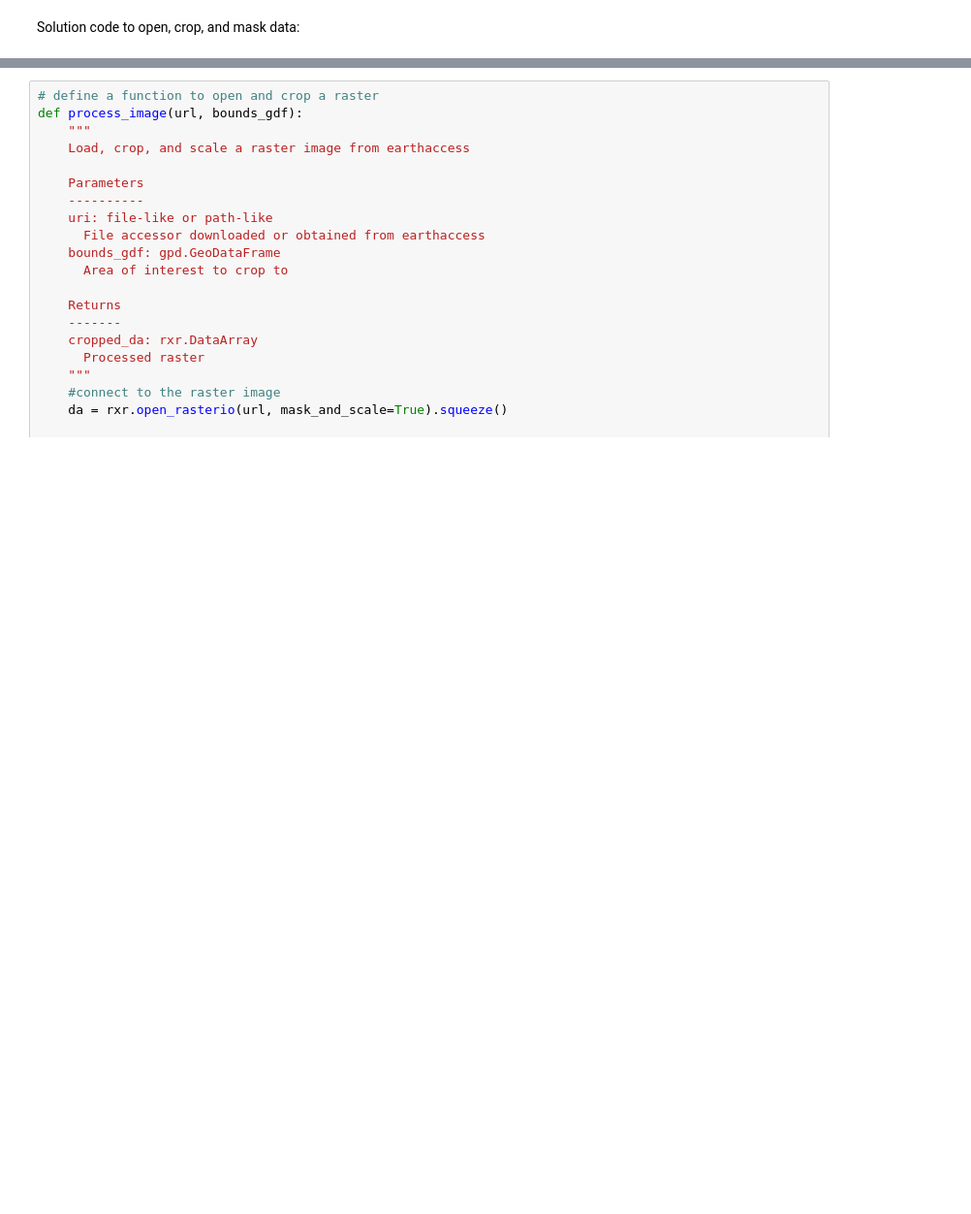
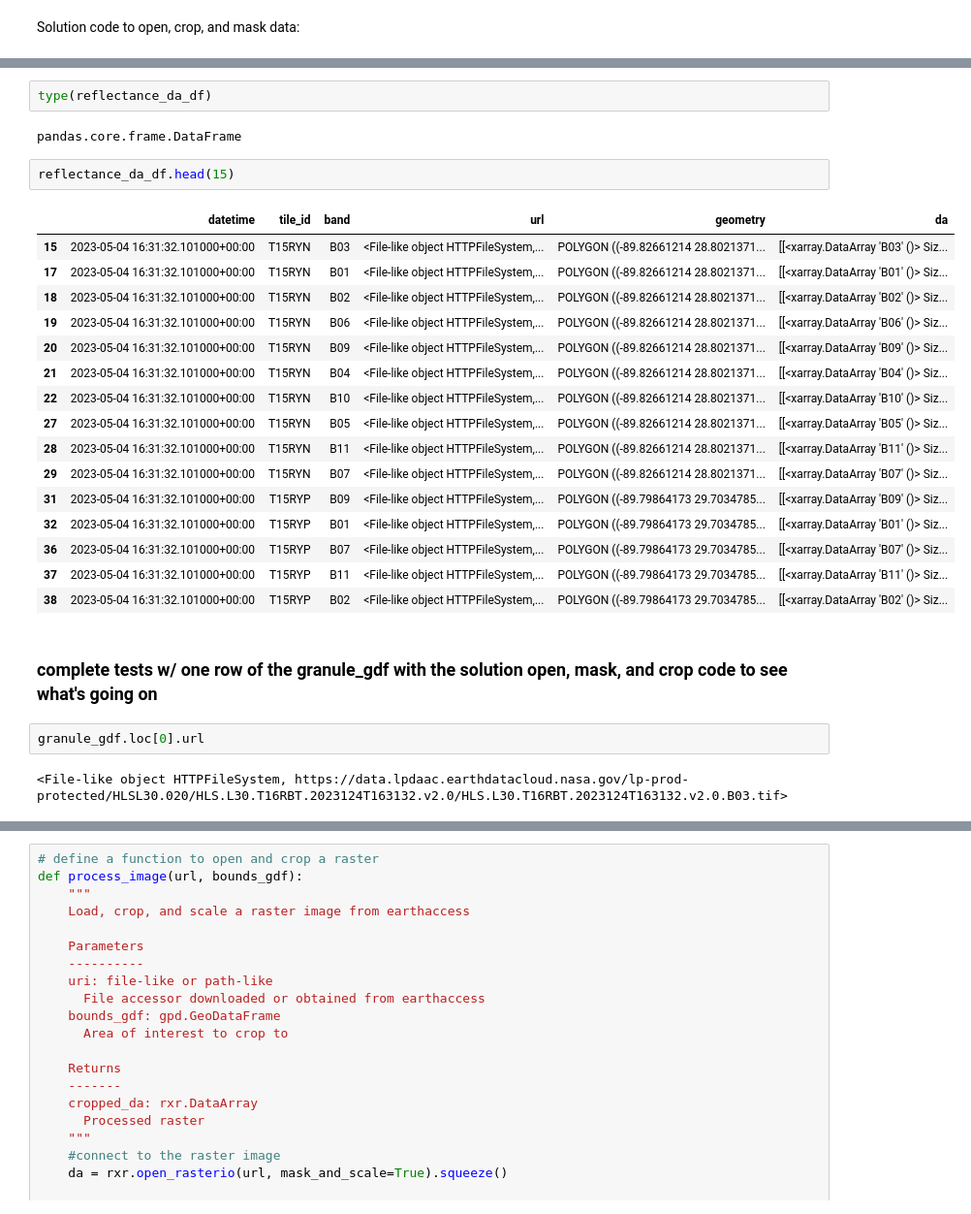
Before and after one commit to earthlab-education/clustering-hanried, a Jupyter notebook: clustering.ipynb, the cells around one changed output, grey strips where cells are left out. Shown at 97% size. Drawn from its saved outputs; the diff is of its cells as text; blank space fills up the shorter version.

```diff
--- a/clustering.ipynb
+++ b/clustering.ipynb
@@ -1008,4 +1042,33 @@ def compute_reflectance_da(search_results, boundary_gdf):
     return pd.concat(granule_da_rows)
 
 reflectance_da_df = compute_reflectance_da(wbd_hls_results, wbd_gdf)
+# %%
+type(reflectance_da_df)
+# %% [output]
+pandas.core.frame.DataFrame
+# %%
+reflectance_da_df.head(15)
+# %% [output]
+|  | datetime | tile_id | band | url | geometry | da |
+| 15 | 2023-05-04 16:31:32.101000+00:00 | T15RYN | B03 | <File-like object HTTPFileSystem,... | POLYGON ((-89.82661214 28.8021371... | [[<xarray.DataArray 'B03' ()> Siz... |
+| 17 | 2023-05-04 16:31:32.101000+00:00 | T15RYN | B01 | <File-like object HTTPFileSystem,... | POLYGON ((-89.82661214 28.8021371... | [[<xarray.DataArray 'B01' ()> Siz... |
+| 18 | 2023-05-04 16:31:32.101000+00:00 | T15RYN | B02 | <File-like object HTTPFileSystem,... | POLYGON ((-89.82661214 28.8021371... | [[<xarray.DataArray 'B02' ()> Siz... |
+| 19 | 2023-05-04 16:31:32.101000+00:00 | T15RYN | B06 | <File-like object HTTPFileSystem,... | POLYGON ((-89.82661214 28.8021371... | [[<xarray.DataArray 'B06' ()> Siz... |
+| 20 | 2023-05-04 16:31:32.101000+00:00 | T15RYN | B09 | <File-like object HTTPFileSystem,... | POLYGON ((-89.82661214 28.8021371... | [[<xarray.DataArray 'B09' ()> Siz... |
+| 21 | 2023-05-04 16:31:32.101000+00:00 | T15RYN | B04 | <File-like object HTTPFileSystem,... | POLYGON ((-89.82661214 28.8021371... | [[<xarray.DataArray 'B04' ()> Siz... |
+| 22 | 2023-05-04 16:31:32.101000+00:00 | T15RYN | B10 | <File-like object HTTPFileSystem,... | POLYGON ((-89.82661214 28.8021371... | [[<xarray.DataArray 'B10' ()> Siz... |
+| 27 | 2023-05-04 16:31:32.101000+00:00 | T15RYN | B05 | <File-like object HTTPFileSystem,... | POLYGON ((-89.82661214 28.8021371... | [[<xarray.DataArray 'B05' ()> Siz... |
+| 28 | 2023-05-04 16:31:32.101000+00:00 | T15RYN | B11 | <File-like object HTTPFileSystem,... | POLYGON ((-89.82661214 28.8021371... | [[<xarray.DataArray 'B11' ()> Siz... |
+| 29 | 2023-05-04 16:31:32.101000+00:00 | T15RYN | B07 | <File-like object HTTPFileSystem,... | POLYGON ((-89.82661214 28.8021371... | [[<xarray.DataArray 'B07' ()> Siz... |
+| 31 | 2023-05-04 16:31:32.101000+00:00 | T15RYP | B09 | <File-like object HTTPFileSystem,... | POLYGON ((-89.79864173 29.7034785... | [[<xarray.DataArray 'B09' ()> Siz... |
+| 32 | 2023-05-04 16:31:32.101000+00:00 | T15RYP | B01 | <File-like object HTTPFileSystem,... | POLYGON ((-89.79864173 29.7034785... | [[<xarray.DataArray 'B01' ()> Siz... |
+| 36 | 2023-05-04 16:31:32.101000+00:00 | T15RYP | B07 | <File-like object HTTPFileSystem,... | POLYGON ((-89.79864173 29.7034785... | [[<xarray.DataArray 'B07' ()> Siz... |
+| 37 | 2023-05-04 16:31:32.101000+00:00 | T15RYP | B11 | <File-like object HTTPFileSystem,... | POLYGON ((-89.79864173 29.7034785... | [[<xarray.DataArray 'B11' ()> Siz... |
+| 38 | 2023-05-04 16:31:32.101000+00:00 | T15RYP | B02 | <File-like object HTTPFileSystem,... | POLYGON ((-89.79864173 29.7034785... | [[<xarray.DataArray 'B02' ()> Siz... |
+# %% [markdown]
+### complete tests w/ one row of the granule_gdf with the solution open, mask, and crop code to see what's going on
+# %%
+granule_gdf.loc[0].url
+# %% [output]
+<File-like object HTTPFileSystem, https://data.lpdaac.earthdatacloud.nasa.gov/lp-prod-protected/HLSL30.020/HLS.L30.T16RBT.2023124T163132.v2.0/HLS.L30.T16RBT.2023124T163132.v2.0.B03.tif>
 # %%
```
Also changed, not shown: parts of 7 cells of this notebook.
